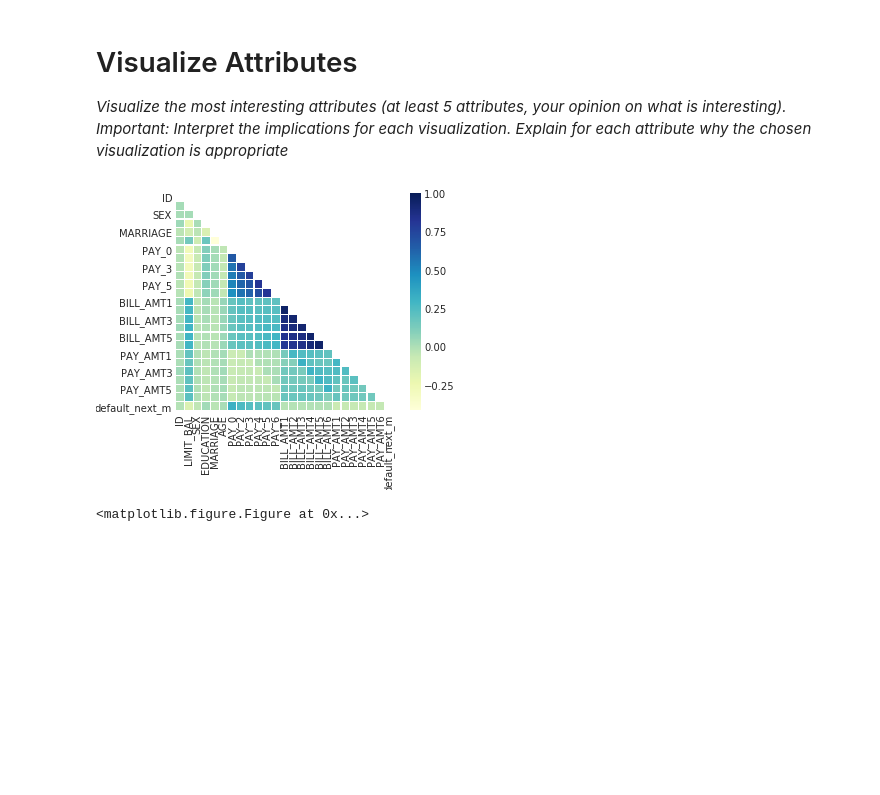
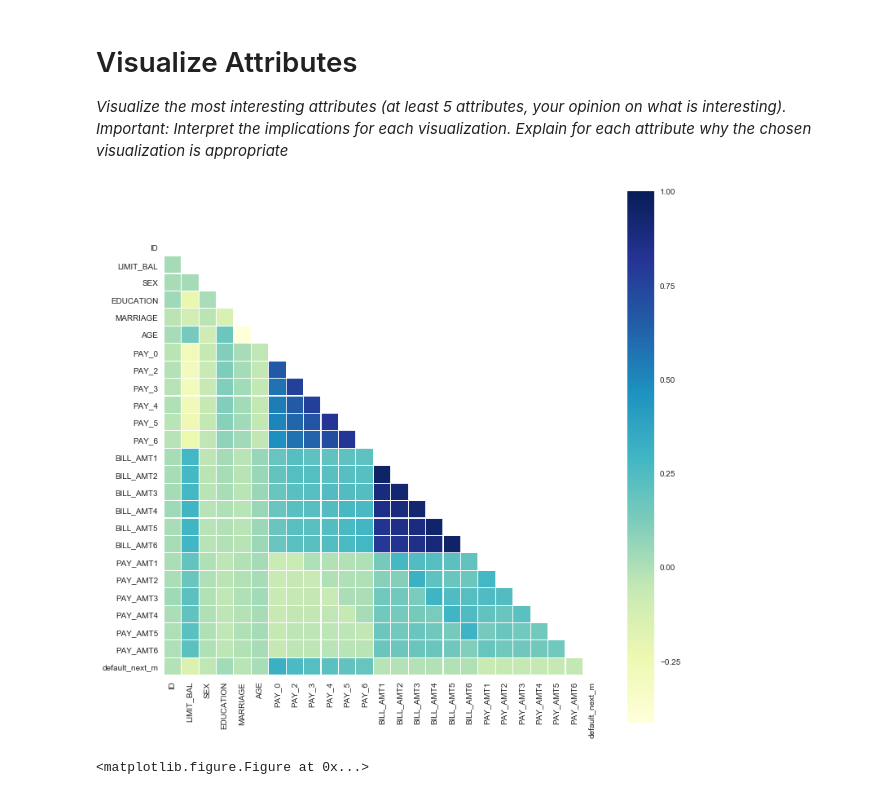
Before and after one commit to msds7331/credit-default, a Jupyter notebook: notebooks/1.0-jbs-credit-default.ipynb, the cells around one changed output. Cells and saved outputs as stored; diff of their text form; code cells hidden in the pictures; blank space fills up the shorter version.

Commit message:
Updated plot sizing and color scheme

```diff
--- a/notebooks/1.0-jbs-credit-default.ipynb
+++ b/notebooks/1.0-jbs-credit-default.ipynb
@@ -157,18 +157,20 @@ Index(['ID', 'LIMIT_BAL', 'SEX', 'EDUCATION', 'MARRIAGE', 'AGE', 'PAY_0',
 # <a name="Visualize-Attributes"></a>Visualize Attributes
 *Visualize the most interesting attributes (at least 5 attributes, your opinion on what is interesting). Important: Interpret the implications for each visualization. Explain for each attribute why the chosen visualization is appropriate*
 # %%
-# Pretty correlation heat map matrix
+# Correlation heat map matrix
+# Source:
+# https://seaborn.pydata.org/generated/seaborn.heatmap.html#seaborn.heatmap
 corr = credit.corr(method='pearson')
 mask = np.zeros_like(corr)
 mask[np.triu_indices_from(mask)] = True
 with sns.axes_style("white"):
-    plt.figure()
+    plt.figure(figsize=(12, 12))
     credit_heatmap_corr = sns.heatmap(corr, mask=mask, square=True,
                                     linewidths=.1, cmap="YlGnBu")
     plt.savefig('/Users/Jostein/Grad School/SMU/7331/project1/credit-default/'
                 + '/plots/corr_heatmap')
 # %% [output]
-[figure, old version]
+[figure, new version]
 # %%
 # Cluster Heat Map
 # Source:
```
Also changed, not shown: parts of 3 cells of this notebook, 4 other files.
